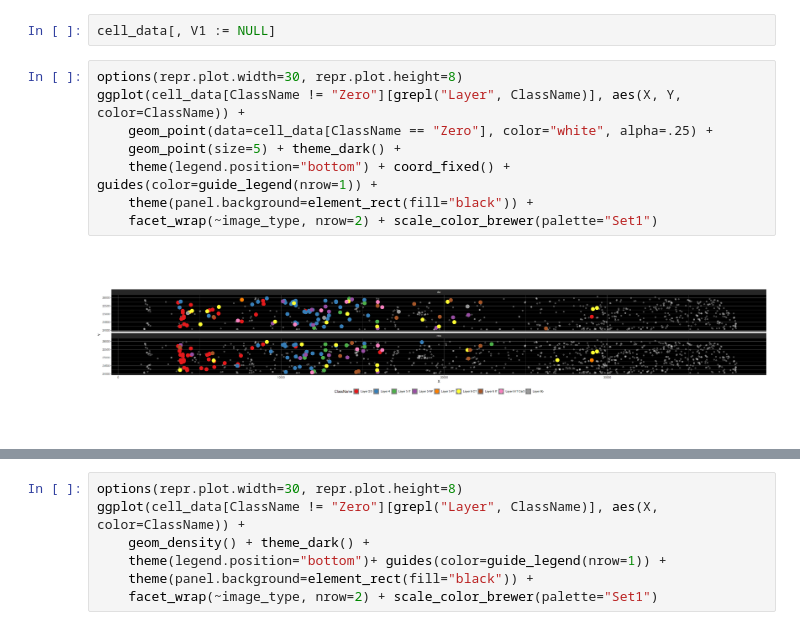
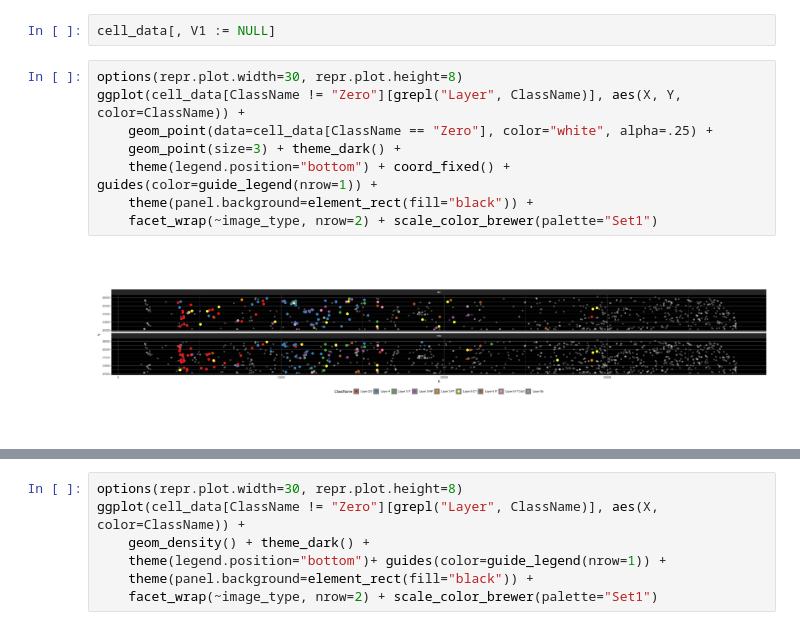
Before and after one commit to ggirelli/deconwolf-in-situ-transcriptomics, a Jupyter notebook: notebooks/2.0_strip.ipynb, the cells around one changed output, grey strips where cells are left out. Cells and saved outputs as stored; diff of their text form.

```diff
--- a/notebooks/2.0_strip.ipynb
+++ b/notebooks/2.0_strip.ipynb
@@ -124,10 +142,10 @@ cell_data[, V1 := NULL]
 # %%
 options(repr.plot.width=30, repr.plot.height=8)
 ggplot(cell_data[ClassName != "Zero"][grepl("Layer", ClassName)], aes(X, Y, color=ClassName)) +
     geom_point(data=cell_data[ClassName == "Zero"], color="white", alpha=.25) +
-    geom_point(size=5) + theme_dark() +
+    geom_point(size=3) + theme_dark() +
     theme(legend.position="bottom") + coord_fixed() + guides(color=guide_legend(nrow=1)) +
     theme(panel.background=element_rect(fill="black")) +
     facet_wrap(~image_type, nrow=2) + scale_color_brewer(palette="Set1")
 # %% [output]
-[figure, old version]
+[figure, new version]
```
Also changed, not shown: parts of 3 cells of this notebook, 7 other files.
